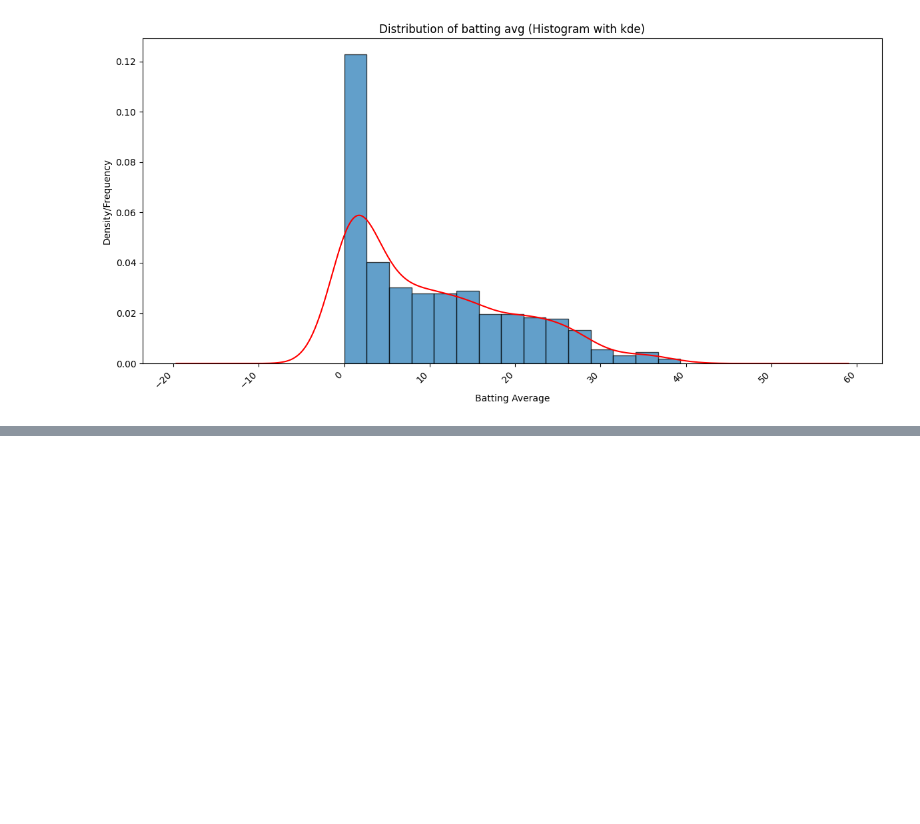
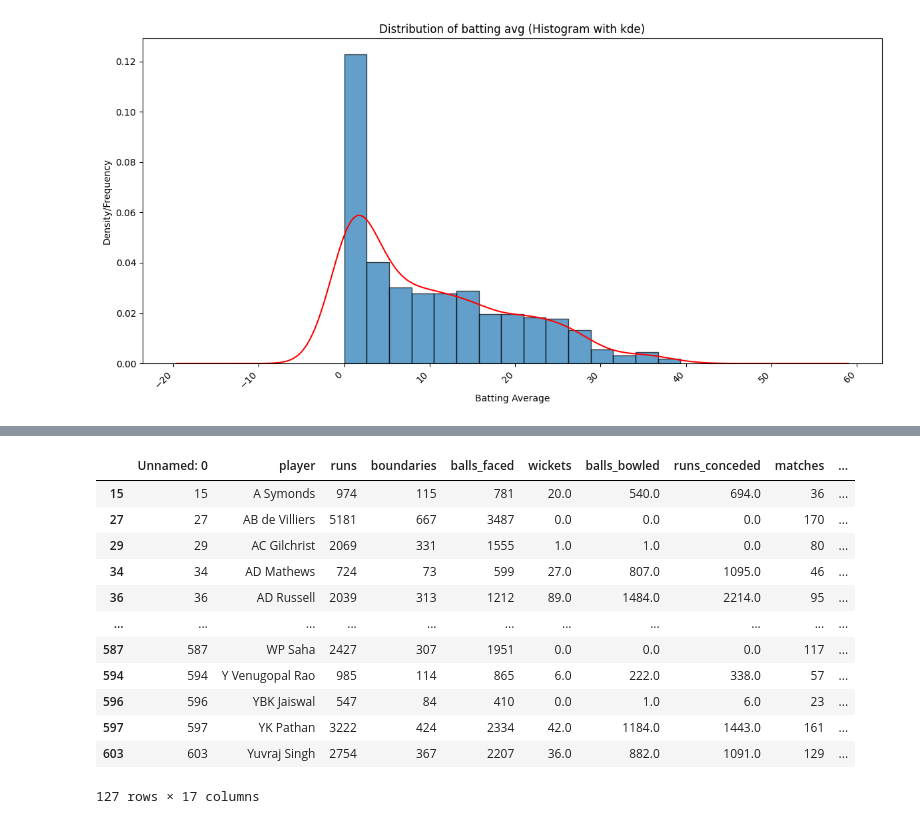
Before and after one commit to AbduFakir/Python-DataScience, a Jupyter notebook: pandas.ipynb, the cells around one changed output, grey strips where cells are left out. Drawn from its saved outputs; the diff is of its cells as text; code cells hidden in the pictures; blank space fills up the shorter version.

```diff
--- a/pandas.ipynb
+++ b/pandas.ipynb
@@ -186,0 +285,16 @@ plt.show()
+# %%
+ipl_df[ipl_df['runs']>500] if 'runs' in ipl_df.columns else ipl_df.head()
+# %% [output]
+|  | Unnamed: 0 | player | runs | boundaries | balls_faced | wickets | balls_bowled | runs_conceded | matches | ... |
+| 15 | 15 | A Symonds | 974 | 115 | 781 | 20.0 | 540.0 | 694.0 | 36 | ... |
+| 27 | 27 | AB de Villiers | 5181 | 667 | 3487 | 0.0 | 0.0 | 0.0 | 170 | ... |
+| 29 | 29 | AC Gilchrist | 2069 | 331 | 1555 | 1.0 | 1.0 | 0.0 | 80 | ... |
+| 34 | 34 | AD Mathews | 724 | 73 | 599 | 27.0 | 807.0 | 1095.0 | 46 | ... |
+| 36 | 36 | AD Russell | 2039 | 313 | 1212 | 89.0 | 1484.0 | 2214.0 | 95 | ... |
+| ... | ... | ... | ... | ... | ... | ... | ... | ... | ... | ... |
+| 587 | 587 | WP Saha | 2427 | 307 | 1951 | 0.0 | 0.0 | 0.0 | 117 | ... |
+| 594 | 594 | Y Venugopal Rao | 985 | 114 | 865 | 6.0 | 222.0 | 338.0 | 57 | ... |
+| 596 | 596 | YBK Jaiswal | 547 | 84 | 410 | 0.0 | 1.0 | 6.0 | 23 | ... |
+| 597 | 597 | YK Pathan | 3222 | 424 | 2334 | 42.0 | 1184.0 | 1443.0 | 161 | ... |
+| 603 | 603 | Yuvraj Singh | 2754 | 367 | 2207 | 36.0 | 882.0 | 1091.0 | 129 | ... |
+127 rows × 17 columns
```
Also changed, not shown: parts of 13 cells of this notebook.
